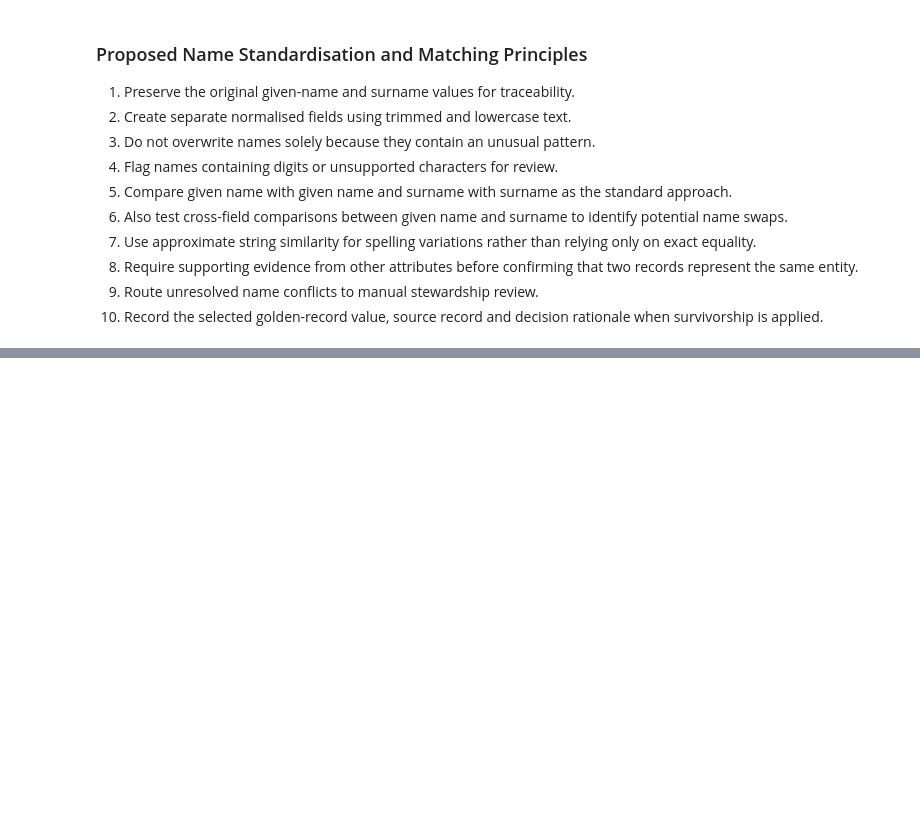
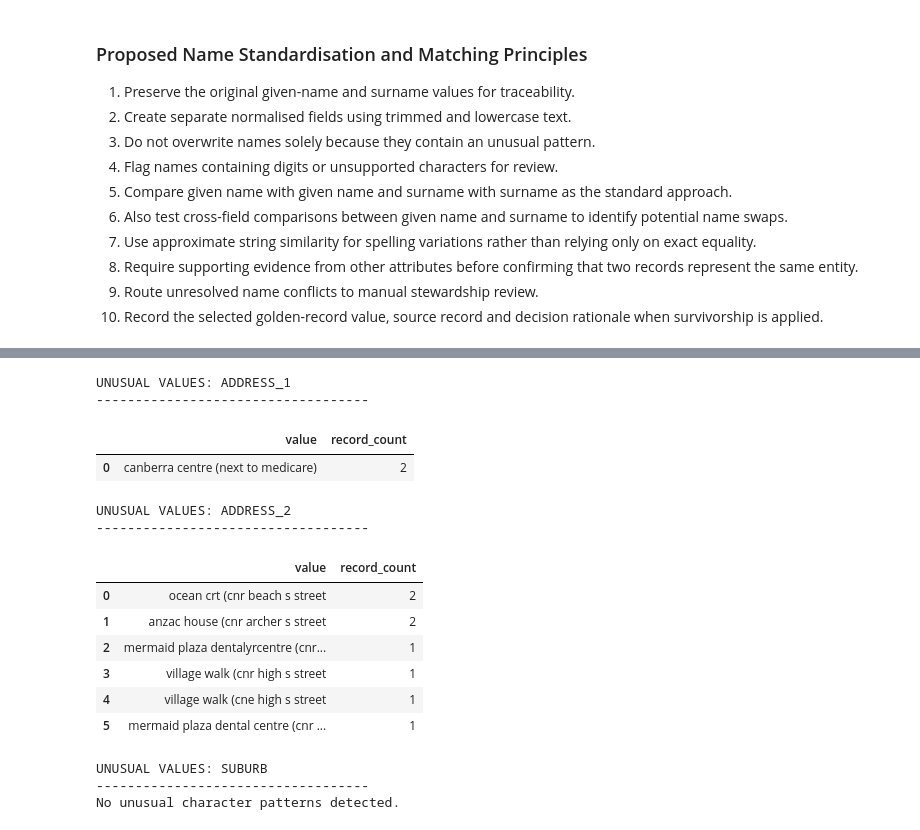
Before and after one commit to WaleBalogunK/Repository-name-entity-resolution-golden-record-lab, a Jupyter notebook: notebooks/01_data_acquisition_and_initial_audit.ipynb, the cells around one changed output, grey strips where cells are left out. Saved outputs shown, nothing was run; the diff lists cells and outputs as text; code cells hidden in the pictures; blank space fills up the shorter version.

```diff
--- a/notebooks/01_data_acquisition_and_initial_audit.ipynb
+++ b/notebooks/01_data_acquisition_and_initial_audit.ipynb
@@ -1796,0 +1972,53 @@ Name-swap pair: rec-492-dup-0 <-> rec-492-org
+# %%
+textual_address_fields = [
+    "address_1",
+    "address_2",
+    "suburb"
+]
+
+for column in textual_address_fields:
+    values = (
+        febrl_records[column]
+        .astype("string")
+        .str.strip()
+    )
+
+    unusual_mask = values.str.contains(
+        r"[^A-Za-z0-9' /-]",
+        regex=True,
+        na=False
+    )
+
+    unusual_values = (
+        values[
+            values.notna() & unusual_mask
+        ]
+        .value_counts()
+        .rename_axis("value")
+        .reset_index(name="record_count")
+    )
+
+    print(f"\nUNUSUAL VALUES: {column.upper()}")
+    print("-" * 35)
+
+    if unusual_values.empty:
+        print("No unusual character patterns detected.")
+    else:
+        display(unusual_values.head(20))
+# %% [output]
+UNUSUAL VALUES: ADDRESS_1
+-----------------------------------
+|  | value | record_count |
+| 0 | canberra centre (next to medicare) | 2 |
+UNUSUAL VALUES: ADDRESS_2
+-----------------------------------
+|  | value | record_count |
+| 0 | ocean crt (cnr beach s street | 2 |
+| 1 | anzac house (cnr archer s street | 2 |
+| 2 | mermaid plaza dentalyrcentre (cnr... | 1 |
+| 3 | village walk (cnr high s street | 1 |
+| 4 | village walk (cne high s street | 1 |
+| 5 | mermaid plaza dental centre (cnr ... | 1 |
+UNUSUAL VALUES: SUBURB
+-----------------------------------
+No unusual character patterns detected.
```
Also changed, not shown: parts of 6 cells of this notebook.
